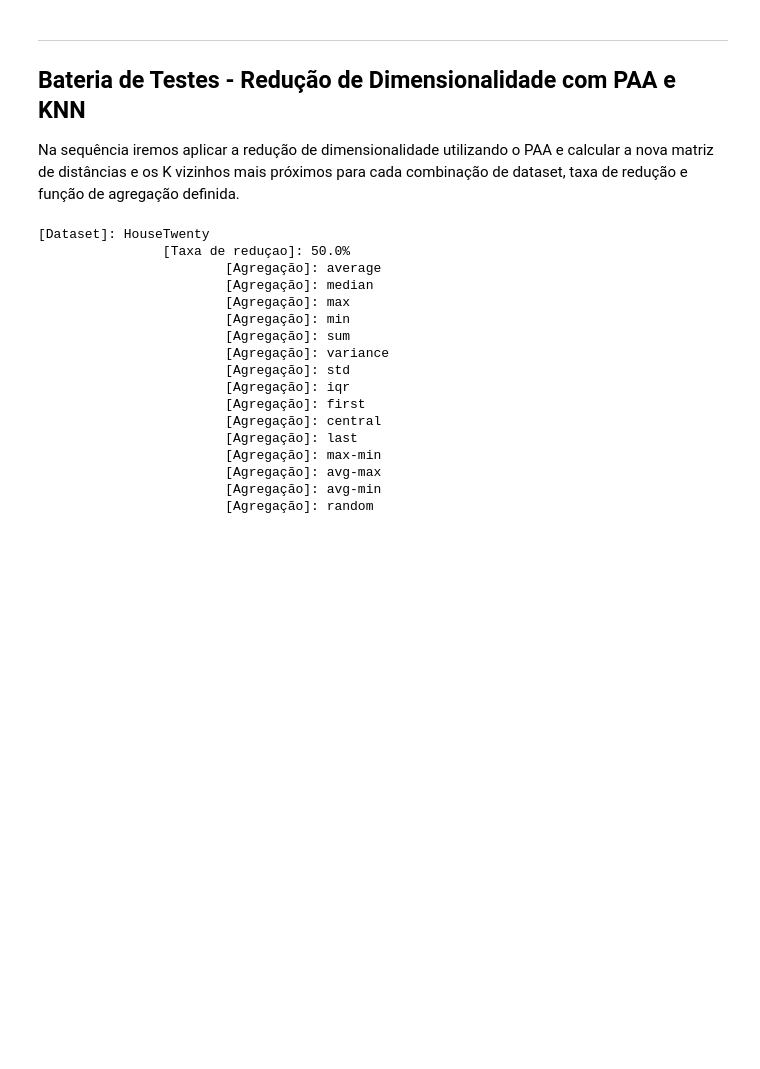
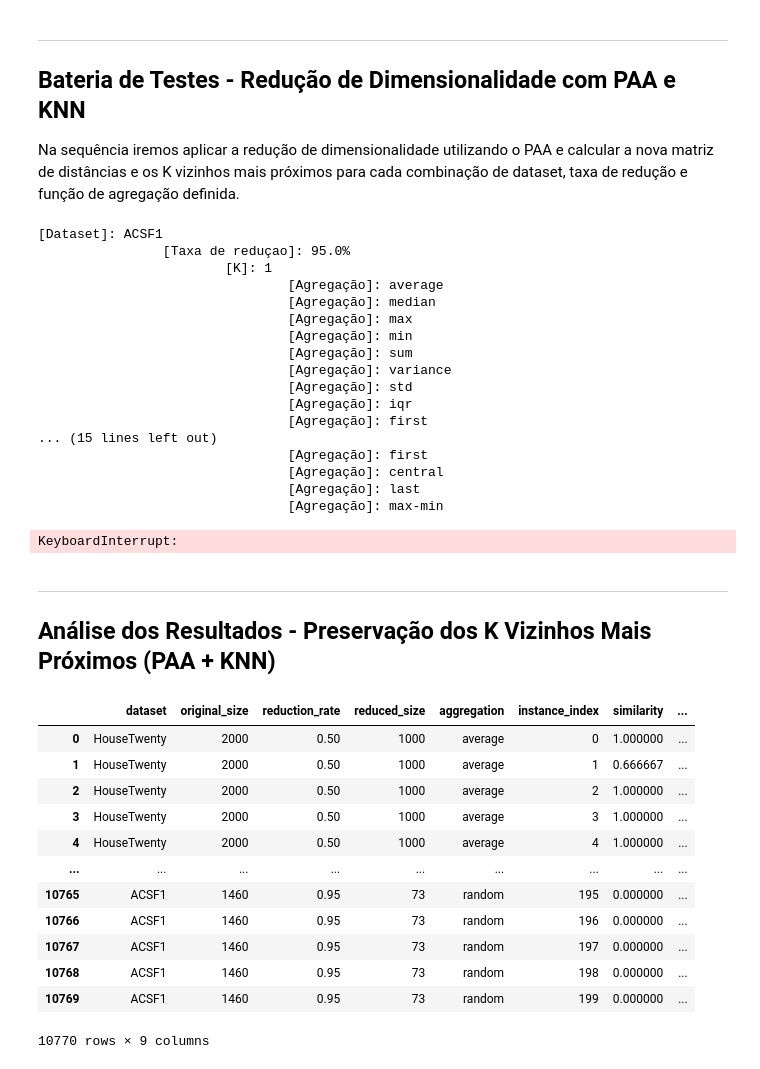
Before and after one commit to MoroFernando/time-series-dimensionality-reduction, a Jupyter notebook: paa-knn.ipynb, the cells around one changed output. Cells and saved outputs as stored; diff of their text form; code cells hidden in the pictures; blank space fills up the shorter version.

```diff
--- a/paa-knn.ipynb
+++ b/paa-knn.ipynb
@@ -218,7 +218,7 @@ Séries mais próximas da série 5: [139 107   3] com distâncias [29.95126277 3
 # Agora definimos uma função que calcula a métrica de semelhança da serie reduzida
 # Essa métrica levara em conta a porcentagem de K vizinhos que permaneceram os mesmos apos a redução da dimensionalidade
 
-def calculate_k_similarity(original_neighbors, reduced_neighbors):
+def calculate_neighbors_preservation(original_neighbors, reduced_neighbors):
     # Converte os arrays de índices em conjuntos para facilitar a comparação
     set_original = set(original_neighbors)
     set_reduced = set(reduced_neighbors)
@@ -311,21 +324,25 @@ def run_paa_with_knn_tests(datasets, aggregations, reduction_rates, k):
 # %%
 # Executa os testes para o dataset do HouseTwenty e com taxa de redução de 50% e k = 3
-df_test_results = run_paa_with_knn_tests(datasets=['HouseTwenty'], aggregations=aggregations, reduction_rates=[0.5], k=3)
+df_test_results = run_paa_with_knn_tests(datasets=high_dim_datasets, aggregations=aggregations, reduction_rates=reduction_rates, k_sizes=k_sizes)
 # %% [output]
-[Dataset]: HouseTwenty
-                [Taxa de reduçao]: 50.0%
-                        [Agregação]: average
-                        [Agregação]: median
-                        [Agregação]: max
-                        [Agregação]: min
-                        [Agregação]: sum
-                        [Agregação]: variance
-                        [Agregação]: std
-                        [Agregação]: iqr
-                        [Agregação]: first
-                        [Agregação]: central
-                        [Agregação]: last
-                        [Agregação]: max-min
-                        [Agregação]: avg-max
-                        [Agregação]: avg-min
-                        [Agregação]: random
+[Dataset]: ACSF1
+                [Taxa de reduçao]: 95.0%
+                        [K]: 1
+                                [Agregação]: average
+                                [Agregação]: median
+                                [Agregação]: max
+                                [Agregação]: min
+                                [Agregação]: sum
+                                [Agregação]: variance
+                                [Agregação]: std
+                                [Agregação]: iqr
+                                [Agregação]: first
+... (15 lines left out)
+                                [Agregação]: first
+                                [Agregação]: central
+                                [Agregação]: last
+                                [Agregação]: max-min
+KeyboardInterrupt:
+# %% [markdown]
+---
+## Análise dos Resultados - Preservação dos K Vizinhos Mais Próximos (PAA + KNN)
@@ -331,0 +352,16 @@ df_test_results = run_paa_with_knn_tests(datasets=['HouseTwenty'], aggregations=
+# %%
+df_test_results
+# %% [output]
+|  | dataset | original_size | reduction_rate | reduced_size | aggregation | instance_index | similarity | ... |
+| 0 | HouseTwenty | 2000 | 0.50 | 1000 | average | 0 | 1.000000 | ... |
+| 1 | HouseTwenty | 2000 | 0.50 | 1000 | average | 1 | 0.666667 | ... |
+| 2 | HouseTwenty | 2000 | 0.50 | 1000 | average | 2 | 1.000000 | ... |
+| 3 | HouseTwenty | 2000 | 0.50 | 1000 | average | 3 | 1.000000 | ... |
+| 4 | HouseTwenty | 2000 | 0.50 | 1000 | average | 4 | 1.000000 | ... |
+| ... | ... | ... | ... | ... | ... | ... | ... | ... |
+| 10765 | ACSF1 | 1460 | 0.95 | 73 | random | 195 | 0.000000 | ... |
+| 10766 | ACSF1 | 1460 | 0.95 | 73 | random | 196 | 0.000000 | ... |
+| 10767 | ACSF1 | 1460 | 0.95 | 73 | random | 197 | 0.000000 | ... |
+| 10768 | ACSF1 | 1460 | 0.95 | 73 | random | 198 | 0.000000 | ... |
+| 10769 | ACSF1 | 1460 | 0.95 | 73 | random | 199 | 0.000000 | ... |
+10770 rows × 9 columns
```
Also changed, not shown: parts of 9 cells of this notebook, 2 other files.
